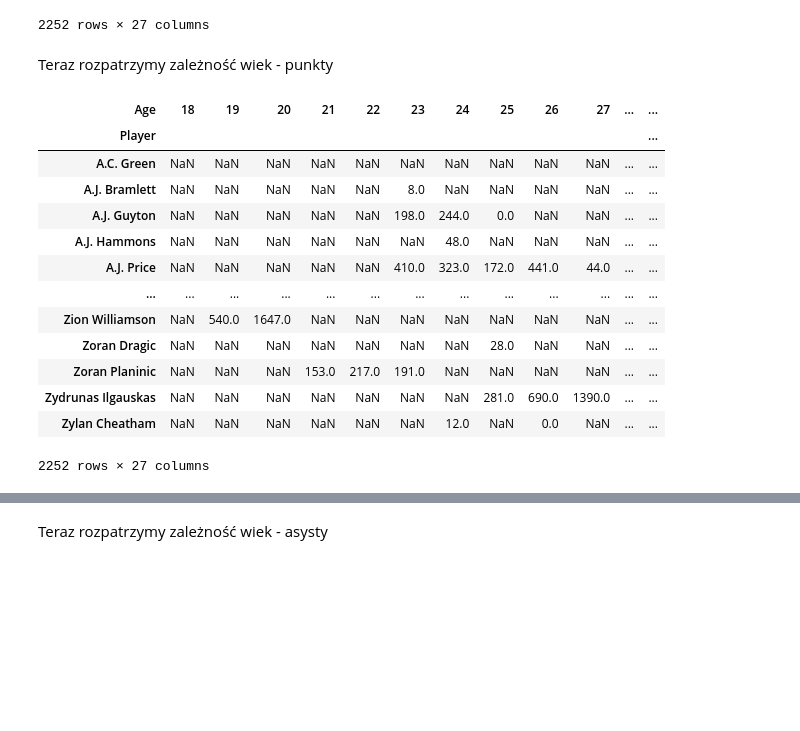
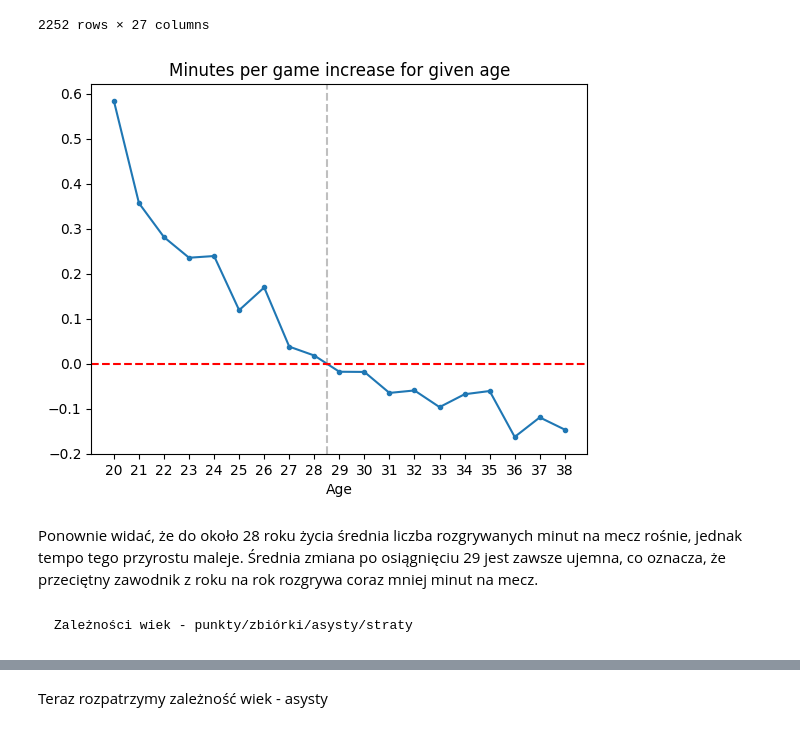
Before and after one commit to Marcin27141/NbaDataAnalysis, a Jupyter notebook: MultipleSeasons.ipynb, the cells around one changed output, grey strips where cells are left out. Drawn from its saved outputs; the diff is of its cells as text; code cells hidden in the pictures; blank space fills up the shorter version.

```diff
--- a/MultipleSeasons.ipynb
+++ b/MultipleSeasons.ipynb
@@ -294,23 +325,23 @@ display(games_to_age)
 | Zydrunas Ilgauskas | NaN | NaN | NaN | NaN | NaN | NaN | NaN | 24.0 | 62.0 | 81.0 | ... | ... |
 | Zylan Cheatham | NaN | NaN | NaN | NaN | NaN | NaN | 4.0 | NaN | 1.0 | NaN | ... | ... |
 2252 rows × 27 columns
-# %% [markdown]
-Teraz rozpatrzymy zależność wiek - punkty
-# %%
-age_to_points = pd.pivot_table(all_seasons_totals, values='PTS', index='Player', columns='Age')
-display(age_to_points)
-# %% [output]
-| Age | 18 | 19 | 20 | 21 | 22 | 23 | 24 | 25 | 26 | 27 | ... | ... |
-| Player |  |  |  |  |  |  |  |  |  |  |  | ... |
-| A.C. Green | NaN | NaN | NaN | NaN | NaN | NaN | NaN | NaN | NaN | NaN | ... | ... |
-| A.J. Bramlett | NaN | NaN | NaN | NaN | NaN | 8.0 | NaN | NaN | NaN | NaN | ... | ... |
-| A.J. Guyton | NaN | NaN | NaN | NaN | NaN | 198.0 | 244.0 | 0.0 | NaN | NaN | ... | ... |
-| A.J. Hammons | NaN | NaN | NaN | NaN | NaN | NaN | 48.0 | NaN | NaN | NaN | ... | ... |
-| A.J. Price | NaN | NaN | NaN | NaN | NaN | 410.0 | 323.0 | 172.0 | 441.0 | 44.0 | ... | ... |
-| ... | ... | ... | ... | ... | ... | ... | ... | ... | ... | ... | ... | ... |
-| Zion Williamson | NaN | 540.0 | 1647.0 | NaN | NaN | NaN | NaN | NaN | NaN | NaN | ... | ... |
-| Zoran Dragic | NaN | NaN | NaN | NaN | NaN | NaN | NaN | 28.0 | NaN | NaN | ... | ... |
-| Zoran Planinic | NaN | NaN | NaN | 153.0 | 217.0 | 191.0 | NaN | NaN | NaN | NaN | ... | ... |
-| Zydrunas Ilgauskas | NaN | NaN | NaN | NaN | NaN | NaN | NaN | 281.0 | 690.0 | 1390.0 | ... | ... |
-| Zylan Cheatham | NaN | NaN | NaN | NaN | NaN | NaN | 12.0 | NaN | 0.0 | NaN | ... | ... |
-2252 rows × 27 columns
+# %%
+fig, ax = plt.subplots()
+
+minutes_per_game_to_age = pd.pivot_table(all_seasons_per_game, values='MPG', index='Player', columns='Age')
+minutes_per_game_to_age = get_normalized_dataframe(minutes_per_game_to_age)
+avrg_minutes_per_game_to_age_increase = minutes_per_game_to_age.iloc[:, 1:].div(minutes_per_game_to_age.shift(axis=1).iloc[:, 1:])
+avrg_minutes_per_game_to_age_increase = avrg_minutes_per_game_to_age_increase.replace([np.inf, -np.inf], np.nan).mean() - 1
+ax.plot(avrg_minutes_per_game_to_age_increase.index, avrg_minutes_per_game_to_age_increase.values, label='Minutes per game increase', marker='.')
+ax.set_title('Minutes per game increase for given age')
+ax.set_xlabel('Age')
+ax.axvline(28.5, color='gray', linestyle='--', alpha=0.5)
+ax.axhline(0, color='red', linestyle='--', label='zero', alpha=1)
+plt.xticks(avrg_minutes_per_game_to_age_increase.index)
+plt.show()
+# %% [output]
+[figure, added]
+# %% [markdown]
+Ponownie widać, że do około 28 roku życia średnia liczba rozgrywanych minut na mecz rośnie, jednak tempo tego przyrostu maleje. Średnia zmiana po osiągnięciu 29 jest zawsze ujemna, co oznacza, że przeciętny zawodnik z roku na rok rozgrywa coraz mniej minut na mecz.
+# %% [markdown]
+    Zależności wiek - punkty/zbiórki/asysty/straty
```
Also changed, not shown: parts of 27 cells of this notebook.
